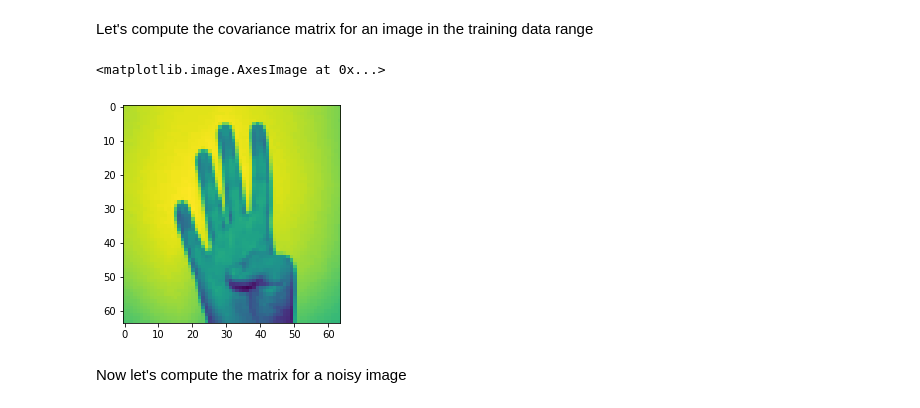
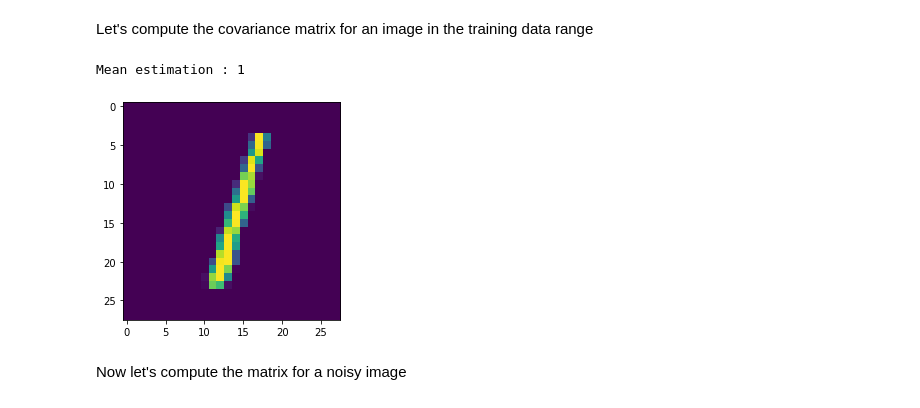
Before and after one commit to cdebeunne/uncertainties_CNN, a Jupyter notebook: Variance_signlanguage.ipynb, the cells around one changed output. Cells and saved outputs as stored; diff of their text form; code cells hidden in the pictures.

```diff
--- a/Variance_signlanguage.ipynb
+++ b/Variance_signlanguage.ipynb
@@ -23,7 +24,7 @@ torch.manual_seed(123)
 Let's load the dataset
 # %%
 # Load input data and labels
-data = torch.load("training.pt")
+data = torch.load("test.pt")
 X = data[0]
 Y = data[1]
 
@@ -32,17 +33,13 @@ dataset = ImageDataset(X,Y)
 img = dataset[0][0]
 label = dataset[0][1]
 plt.imshow(img.numpy()[0])
-plt.title("Example of training data")
+plt.title("Example of test data")
 print("The label is :")
 print(label.numpy())
 
-# Split the dataset in train, val and test data (with sklearn.model_selection.train_test_split function)
-X_train, X_test, Y_train, Y_test = train_test_split(X,Y, test_size=0.2)
 
-# Generate batches of train and val data (with imageDataset class above and torch.utils.data.DataLoader class)
-trainDataSet = ImageDataset(X_train,Y_train)
-testDataSet = ImageDataset(X_test,Y_test,train=False)
-trainLoader = DataLoader(trainDataSet,batch_size=128,shuffle=True)
-evalLoader = DataLoader(testDataSet,batch_size=128,shuffle=True)
+# Generate batches of test data(with imageDataset class above and torch.utils.data.DataLoader class)
+testDataSet = ImageDataset(X,Y,train=False)
+evalLoader = DataLoader(testDataSet,batch_size=64,shuffle=True)
 # %% [output]
 The label is :
@@ -67,10 +64,7 @@ class MyNetwork(nn.Module):
 
     # Forward function of the classification model
     def forward(self, input):
-        #x = F.max_pool2d(F.relu(self.conv1(input)),(2,2))
-        #x = F.max_pool2d(F.relu(self.conv2(x)), (2,2))
-        x = input
-        x = torch.reshape(x, (x.shape[0],-1))
+        x = torch.reshape(input, (input.shape[0],-1))
         x = nn.Dropout(0.2)(x)
         x = F.relu(self.fc1(x))
         x = nn.Dropout(0.2)(x)
@@ -167,7 +76,7 @@ The model has allready been trained and is stored on net.py. Let's check if it w
 # %%
 # Load classification model with its weights
 model = MyNetwork()
-model.load_state_dict(torch.load('net.pt'))
+model.load_state_dict(torch.load('netMNIST.pt'))
 model.eval()
 
 # Generate batches of test data
@@ -236,7 +145,7 @@ def monteCarloDropout(img, model, n):
     delta = pred-avg
     mat = np.matmul(delta,delta.transpose())
     cov += mat
-  return cov/n
+  return avg, cov/n
 
 def show_field(field1,field2):
 
@@ -260,17 +169,19 @@ Let's compute the covariance matrix for an image in the training data range
 # %%
 # set the dataset to eval mode
 dataset = ImageDataset(X,Y, train=False)
 
 # select an image in the evaluation se
-i = 10
+i = 2
 img = torch.unsqueeze(testDataSet[i][0],0)
 
-cov0 = np.abs(monteCarloDropout(img,model,300))
+avg0, cov0 = monteCarloDropout(img,model,300)
 numpyImage = img.numpy()
 plt.imshow(numpyImage[0][0])
+class0 =  np.argmax(avg0)
+print("Mean estimation : {}".format(class0))
 # %% [output]
-<matplotlib.image.AxesImage at 0x...>
+Mean estimation : 1
-[figure, old version]
+[figure, new version]
 # %% [markdown]
 Now let's compute the matrix for a noisy image
 # %%
```
Also changed, not shown: parts of 7 cells of this notebook.
